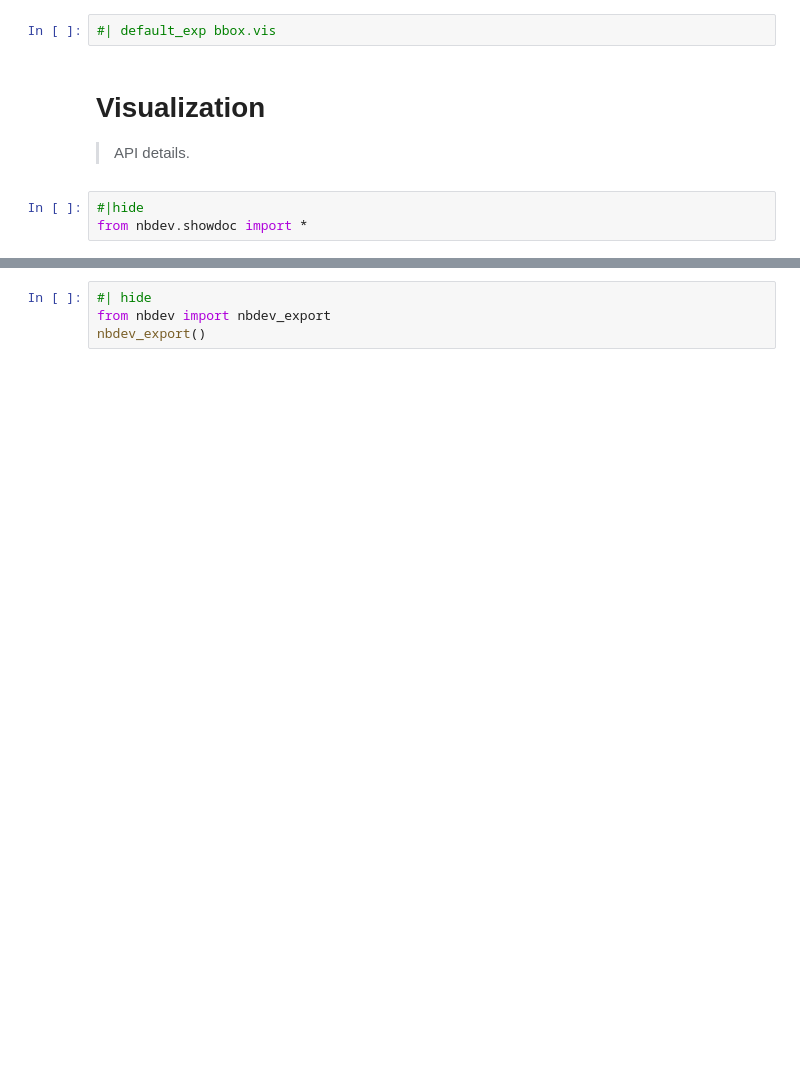
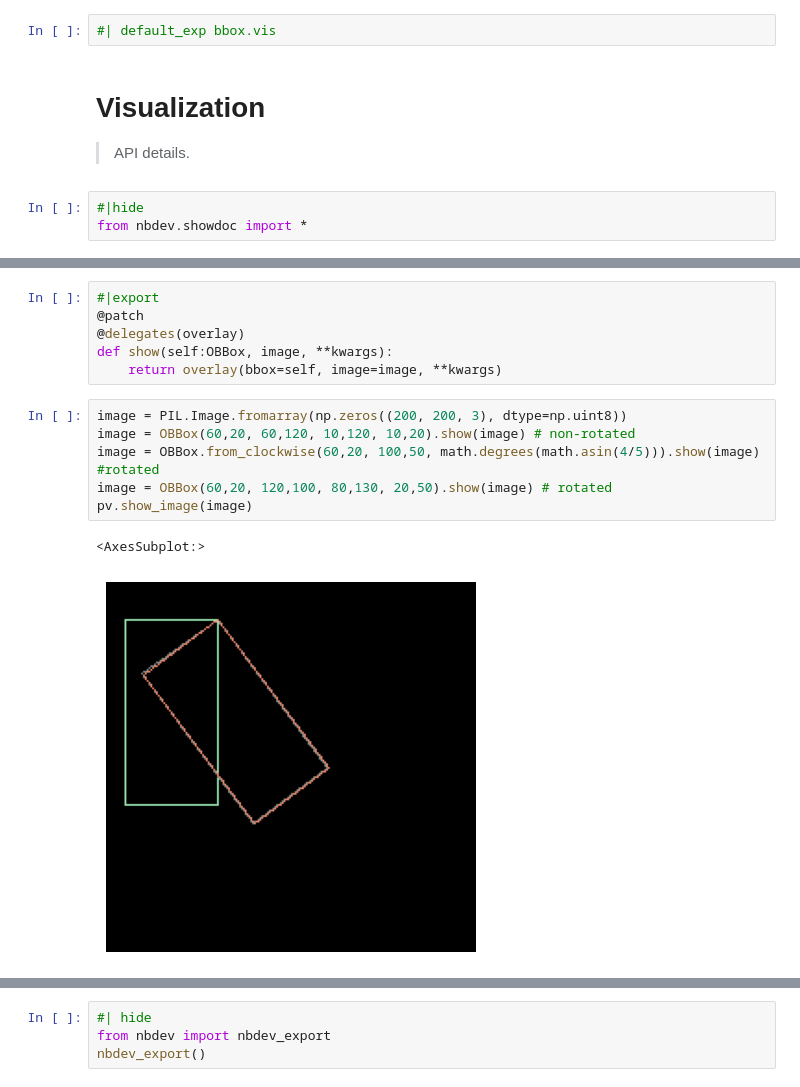
Before and after one commit to lgvaz/polvo, a Jupyter notebook: nbs/10e_bbox.vis.ipynb, the cells around one changed output, grey strips where cells are left out. Saved outputs shown, nothing was run; the diff lists cells and outputs as text; blank space fills up the shorter version.

Commit message:
implements OBBox

```diff
--- a/nbs/10e_bbox.vis.ipynb
+++ b/nbs/10e_bbox.vis.ipynb
@@ -89,0 +51,15 @@ pv.show_image(image)
+# %%
+#|export
+@patch
+@delegates(overlay)
+def show(self:OBBox, image, **kwargs):
+    return overlay(bbox=self, image=image, **kwargs)
+# %%
+image = PIL.Image.fromarray(np.zeros((200, 200, 3), dtype=np.uint8))
+image = OBBox(60,20, 60,120, 10,120, 10,20).show(image) # non-rotated
+image = OBBox.from_clockwise(60,20, 100,50, math.degrees(math.asin(4/5))).show(image) #rotated
+image = OBBox(60,20, 120,100, 80,130, 20,50).show(image) # rotated
+pv.show_image(image)
+# %% [output]
+<AxesSubplot:>
+[figure, added]
```
Also changed, not shown: parts of 7 cells of this notebook, 4 other files.
